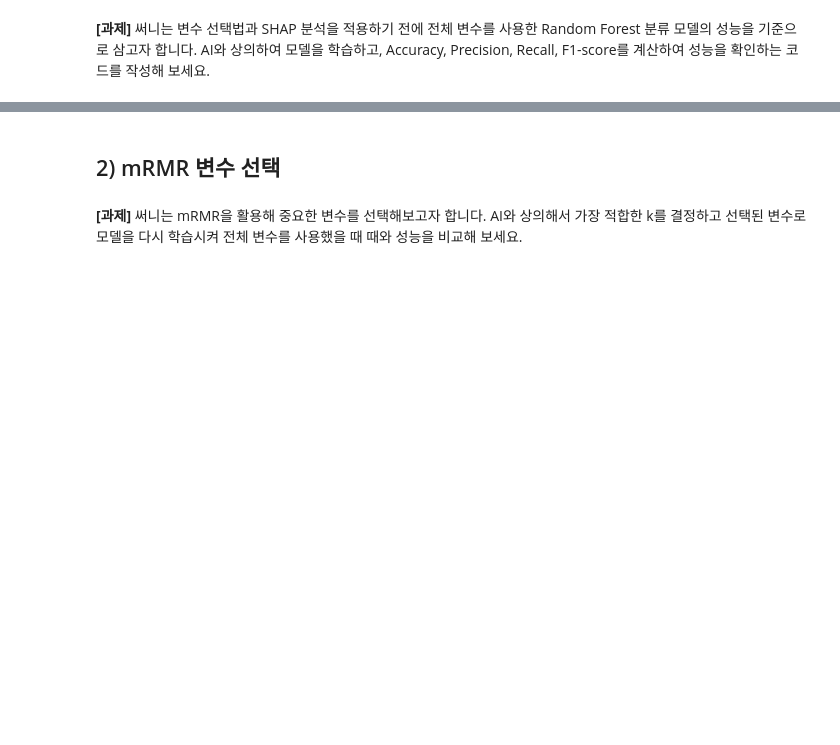
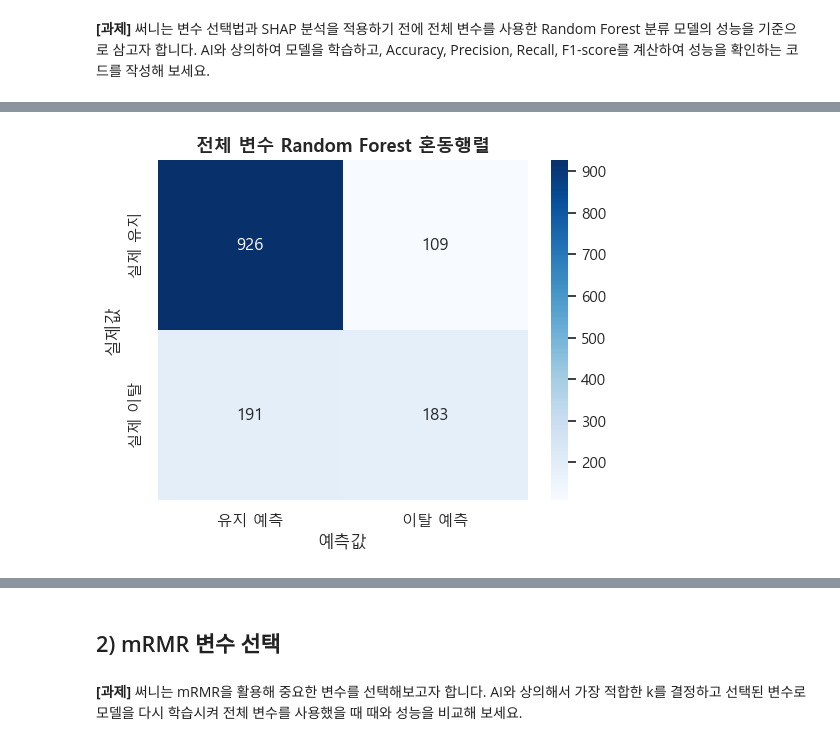
Before and after one commit to QuasarPark/JS_AI_project, a Jupyter notebook: 12일차/머신러닝 Day 5. 미니프로젝트.ipynb, the cells around one changed output, grey strips where cells are left out. Drawn from its saved outputs; the diff is of its cells as text; code cells hidden in the pictures; blank space fills up the shorter version.

```diff
--- a/12일차/머신러닝 Day 5. 미니프로젝트.ipynb
+++ b/12일차/머신러닝 Day 5. 미니프로젝트.ipynb
@@ -45,2 +350,89 @@
 # %% [markdown]
 **[과제]** 써니는 변수 선택법과 SHAP 분석을 적용하기 전에 전체 변수를 사용한 Random Forest 분류 모델의 성능을 기준으로 삼고자 합니다. AI와 상의하여 모델을 학습하고, Accuracy, Precision, Recall, F1-score를 계산하여 성능을 확인하는 코드를 작성해 보세요.
+# %%
+# 전체 변수를 사용한 Random Forest 기준 모델
+
+def evaluate_rf_model(method_name, X_tr, X_te, y_tr, y_te, feature_list, n_estimators=300):
+    model = RandomForestClassifier(
+        n_estimators=n_estimators,
+        random_state=42,
+        class_weight="balanced",
+        n_jobs=-1,
+        max_depth=None,
+    )
+    model.fit(X_tr, y_tr)
+    pred = model.predict(X_te)
+
+    metrics = {
+        "Method": method_name,
+        "변수 수": len(feature_list),
+        "Accuracy": accuracy_score(y_te, pred),
+        "Precision": precision_score(y_te, pred, zero_division=0),
+        "Recall": recall_score(y_te, pred, zero_division=0),
+        "F1-score": f1_score(y_te, pred, zero_division=0),
+    }
+    return model, pred, metrics
+
+
+model_registry = {}
+results_records = []
+
+all_features = X_train_processed.columns.tolist()
+baseline_model, baseline_pred, baseline_metrics = evaluate_rf_model(
+    "전체 변수",
+    X_train_processed,
+    X_test_processed,
+    y_train,
+    y_test,
+    all_features,
+)
+
+model_registry["전체 변수"] = {
+    "model": baseline_model,
+    "features": all_features,
+    "X_train": X_train_processed,
+    "X_test": X_test_processed,
+    "pred": baseline_pred,
+}
+results_records.append(baseline_metrics)
+
+baseline_result = pd.DataFrame([baseline_metrics]).set_index("Method")
+display(baseline_result.style.format({
+    "Accuracy": "{:.3f}",
+    "Precision": "{:.3f}",
+    "Recall": "{:.3f}",
+    "F1-score": "{:.3f}",
+}))
+
+print("[전체 변수 모델 Classification Report]")
+print(classification_report(y_test, baseline_pred, target_names=["유지(0)", "이탈(1)"], zero_division=0))
+
+cm = confusion_matrix(y_test, baseline_pred)
+plt.figure(figsize=(5.5, 4.5))
+sns.heatmap(
+    cm,
+    annot=True,
+    fmt=",d",
+    cmap="Blues",
+    xticklabels=["유지 예측", "이탈 예측"],
+    yticklabels=["실제 유지", "실제 이탈"],
+)
+plt.title("전체 변수 Random Forest 혼동행렬", fontsize=13, fontweight="bold")
+plt.xlabel("예측값")
+plt.ylabel("실제값")
+plt.tight_layout()
+plt.show()
+
+importance_all = pd.DataFrame({
+    "변수": all_features,
+    "RF 중요도": baseline_model.feature_importances_,
+}).sort_values("RF 중요도", ascending=False)
+
+plt.figure(figsize=(9, 5))
+sns.barplot(data=importance_all.head(12), x="RF 중요도", y="변수", palette="viridis")
+plt.title("전체 변수 모델의 Random Forest 중요도 Top 12", fontsize=13, fontweight="bold")
+plt.tight_layout()
+plt.show()
+
+display(importance_all.head(12))
+# %% [output]
@@ -46,0 +451 @@
+[figure, added]
```
Also changed, not shown: parts of 19 cells of this notebook, 13 other files.
